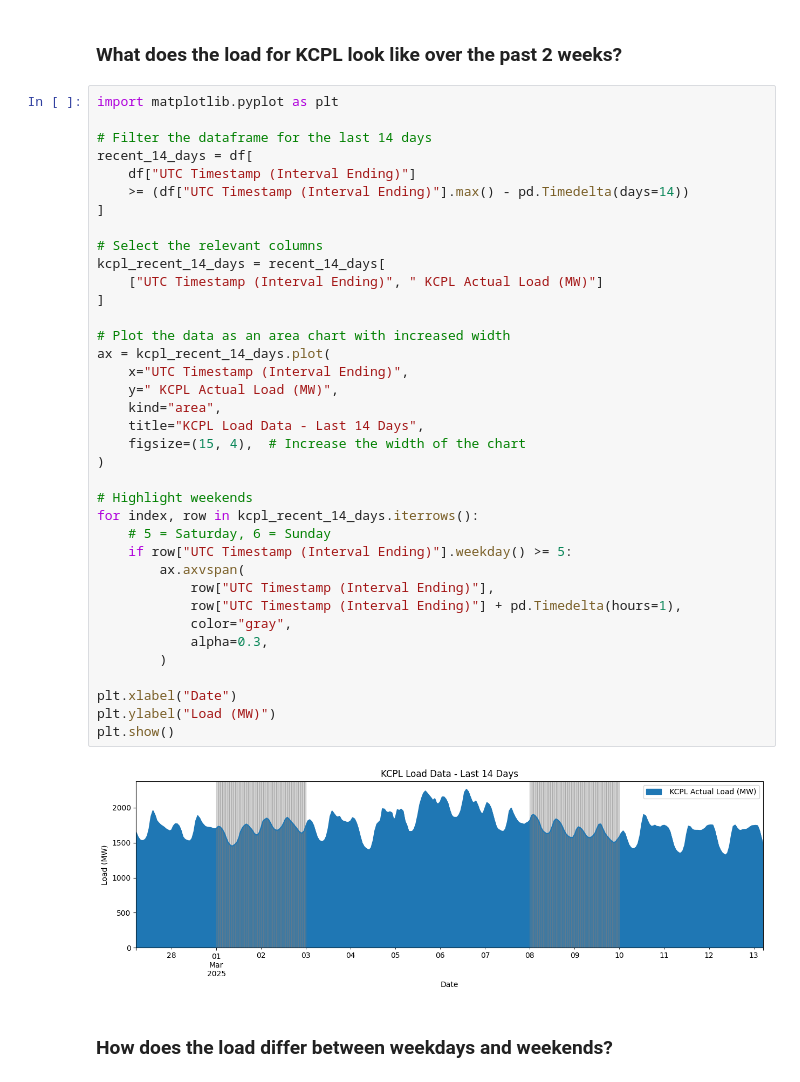
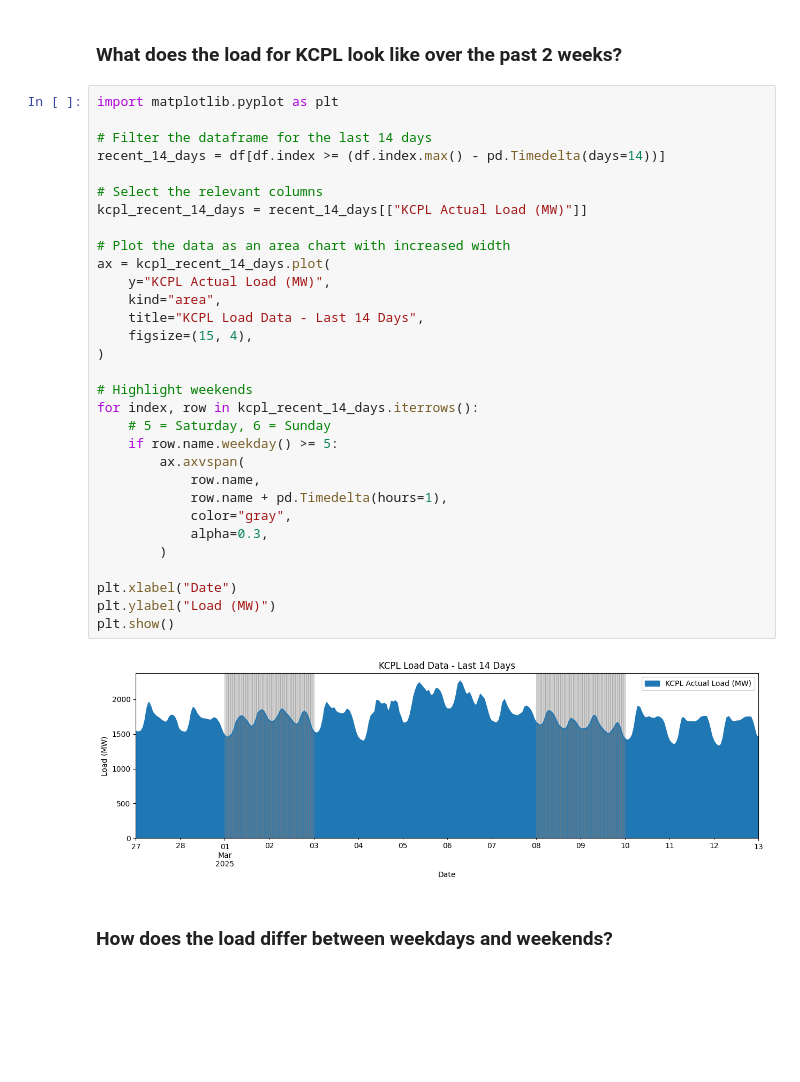
Before and after one commit to hankehly/adhoc-energy-analytics, a Jupyter notebook: notebooks/202503151107_load_forecasting.ipynb, the cells around one changed output. Cells and saved outputs as stored; diff of their text form; blank space fills up the shorter version.

```diff
--- a/notebooks/202503151107_load_forecasting.ipynb
+++ b/notebooks/202503151107_load_forecasting.ipynb
@@ -136,42 +193,36 @@ Tracked locations: ['SPP', 'CSWS', 'EDE', 'GRDA', 'INDN', 'KACY', 'KCPL', 'LES',
 # %%
 import matplotlib.pyplot as plt
 
 # Filter the dataframe for the last 14 days
-recent_14_days = df[
-    df["UTC Timestamp (Interval Ending)"]
-    >= (df["UTC Timestamp (Interval Ending)"].max() - pd.Timedelta(days=14))
-]
+recent_14_days = df[df.index >= (df.index.max() - pd.Timedelta(days=14))]
 
 # Select the relevant columns
-kcpl_recent_14_days = recent_14_days[
-    ["UTC Timestamp (Interval Ending)", " KCPL Actual Load (MW)"]
-]
+kcpl_recent_14_days = recent_14_days[["KCPL Actual Load (MW)"]]
 
 # Plot the data as an area chart with increased width
 ax = kcpl_recent_14_days.plot(
-    x="UTC Timestamp (Interval Ending)",
-    y=" KCPL Actual Load (MW)",
+    y="KCPL Actual Load (MW)",
     kind="area",
     title="KCPL Load Data - Last 14 Days",
-    figsize=(15, 4),  # Increase the width of the chart
+    figsize=(15, 4),
 )
 
 # Highlight weekends
 for index, row in kcpl_recent_14_days.iterrows():
     # 5 = Saturday, 6 = Sunday
-    if row["UTC Timestamp (Interval Ending)"].weekday() >= 5:
+    if row.name.weekday() >= 5:
         ax.axvspan(
-            row["UTC Timestamp (Interval Ending)"],
-            row["UTC Timestamp (Interval Ending)"] + pd.Timedelta(hours=1),
+            row.name,
+            row.name + pd.Timedelta(hours=1),
             color="gray",
             alpha=0.3,
         )
 
 plt.xlabel("Date")
 plt.ylabel("Load (MW)")
 plt.show()
 # %% [output]
-[figure, old version]
+[figure, new version]
 # %% [markdown]
 ### How does the load differ between weekdays and weekends?
 # %%
```
Also changed, not shown: parts of 26 cells of this notebook, 1 other file.
